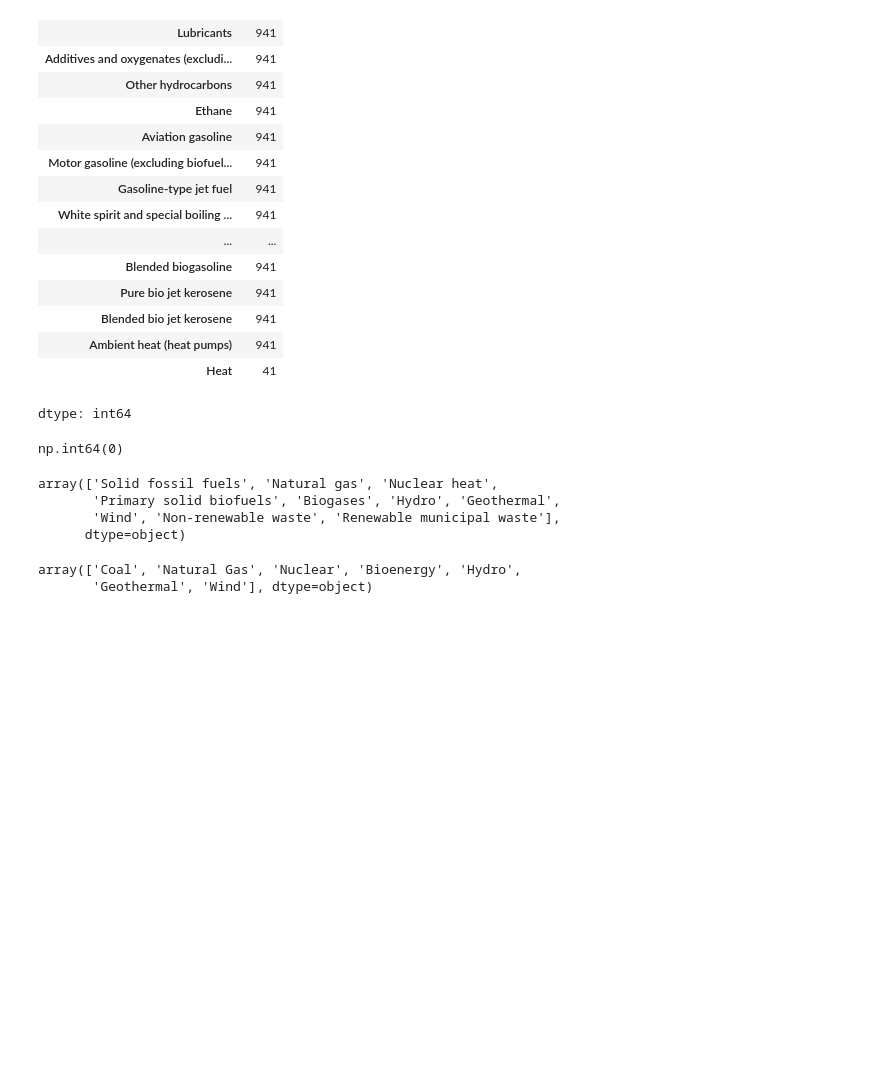
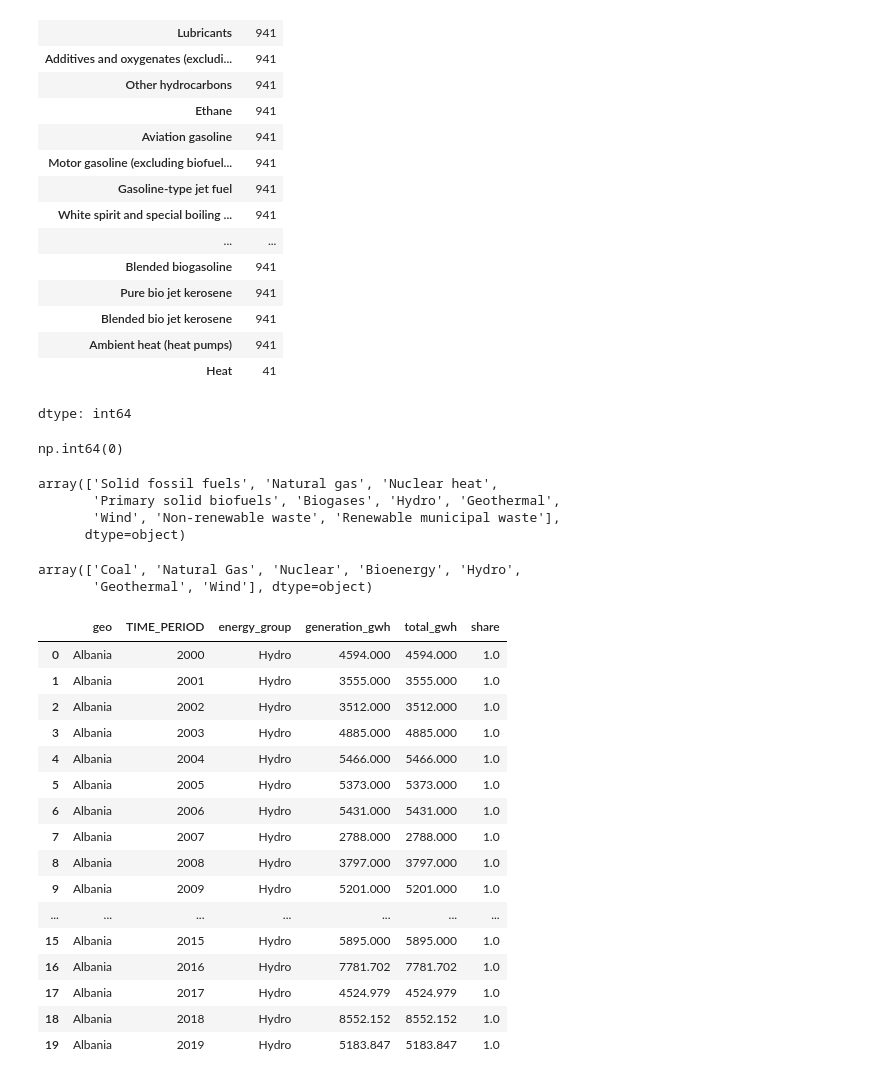
Before and after one commit to Gi-bi/energy-transition-tracker, a Jupyter notebook: notebooks/01_exploration.ipynb, the cells around one changed output. Drawn from its saved outputs; the diff is of its cells as text; code cells hidden in the pictures; blank space fills up the shorter version.

```diff
--- a/notebooks/01_exploration.ipynb
+++ b/notebooks/01_exploration.ipynb
@@ -172,3 +172,59 @@ df_power["energy_group"].unique()
 # %% [output]
 array(['Coal', 'Natural Gas', 'Nuclear', 'Bioenergy', 'Hydro',
        'Geothermal', 'Wind'], dtype=object)
+# %%
+import pandas as pd
+import numpy as np
+
+# --- Safety: make sure OBS_VALUE is numeric and missing -> 0
+df_power["OBS_VALUE"] = pd.to_numeric(df_power["OBS_VALUE"], errors="coerce").fillna(0)
+
+# --- 1) Aggregate: country-year-energy_group total generation (GWh)
+df_grouped = (
+    df_power
+    .groupby(["geo", "TIME_PERIOD", "energy_group"], as_index=False)["OBS_VALUE"]
+    .sum()
+    .rename(columns={"OBS_VALUE": "generation_gwh"})
+)
+
+# --- 2) Total generation per country-year
+totals = (
+    df_grouped
+    .groupby(["geo", "TIME_PERIOD"], as_index=False)["generation_gwh"]
+    .sum()
+    .rename(columns={"generation_gwh": "total_gwh"})
+)
+
+# --- 3) Add totals + compute share
+df_grouped = df_grouped.merge(totals, on=["geo", "TIME_PERIOD"], how="left")
+df_grouped["share"] = np.where(df_grouped["total_gwh"] > 0,
+                               df_grouped["generation_gwh"] / df_grouped["total_gwh"],
+                               0)
+
+# --- 4) Pick dominant source per country-year
+dominant_source = (
+    df_grouped
+    .sort_values(["geo", "TIME_PERIOD", "share"], ascending=[True, True, False])
+    .groupby(["geo", "TIME_PERIOD"], as_index=False)
+    .first()
+)
+
+dominant_source.head(20)
+# %% [output]
+|  | geo | TIME_PERIOD | energy_group | generation_gwh | total_gwh | share |
+| 0 | Albania | 2000 | Hydro | 4594.000 | 4594.000 | 1.0 |
+| 1 | Albania | 2001 | Hydro | 3555.000 | 3555.000 | 1.0 |
+| 2 | Albania | 2002 | Hydro | 3512.000 | 3512.000 | 1.0 |
+| 3 | Albania | 2003 | Hydro | 4885.000 | 4885.000 | 1.0 |
+| 4 | Albania | 2004 | Hydro | 5466.000 | 5466.000 | 1.0 |
+| 5 | Albania | 2005 | Hydro | 5373.000 | 5373.000 | 1.0 |
+| 6 | Albania | 2006 | Hydro | 5431.000 | 5431.000 | 1.0 |
+| 7 | Albania | 2007 | Hydro | 2788.000 | 2788.000 | 1.0 |
+| 8 | Albania | 2008 | Hydro | 3797.000 | 3797.000 | 1.0 |
+| 9 | Albania | 2009 | Hydro | 5201.000 | 5201.000 | 1.0 |
+| ... | ... | ... | ... | ... | ... | ... |
+| 15 | Albania | 2015 | Hydro | 5895.000 | 5895.000 | 1.0 |
+| 16 | Albania | 2016 | Hydro | 7781.702 | 7781.702 | 1.0 |
+| 17 | Albania | 2017 | Hydro | 4524.979 | 4524.979 | 1.0 |
+| 18 | Albania | 2018 | Hydro | 8552.152 | 8552.152 | 1.0 |
+| 19 | Albania | 2019 | Hydro | 5183.847 | 5183.847 | 1.0 |
```
Also changed, not shown: parts of 10 cells of this notebook, 3 other files.
